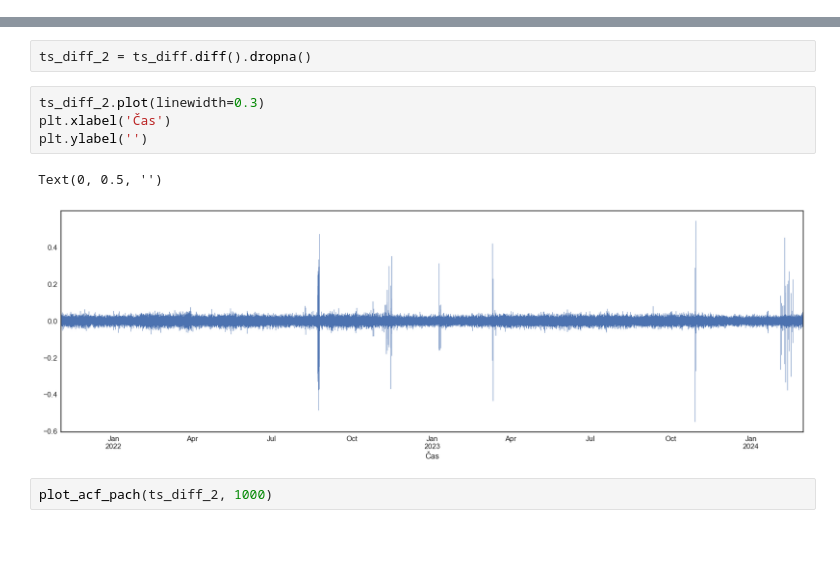
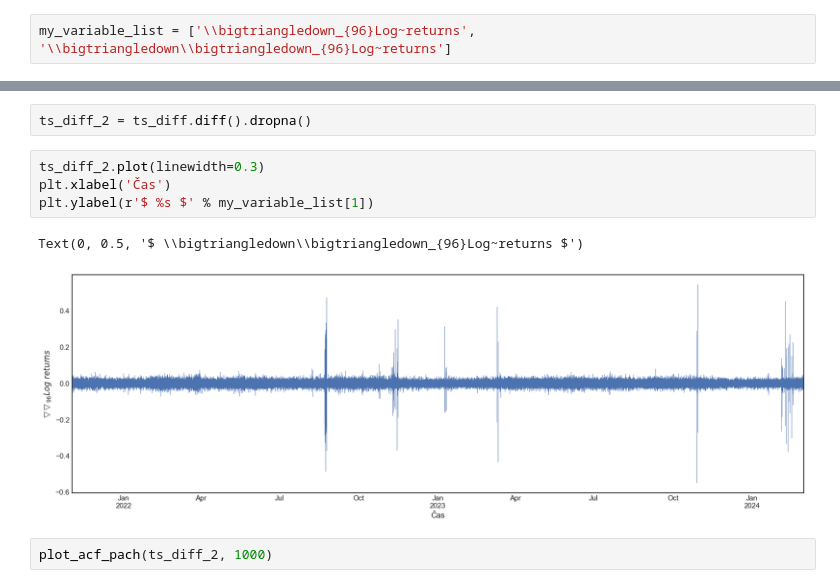
Before and after one commit to karolina-sa/Matematika-z-racunalnikom-projekt, a Jupyter notebook: napredna_analiza.ipynb, the cells around one changed output, grey strips where cells are left out. Cells and saved outputs as stored; diff of their text form; blank space fills up the shorter version.

```diff
--- a/napredna_analiza.ipynb
+++ b/napredna_analiza.ipynb
@@ -220,6 +231,8 @@ plot_acf_pach(podatki['log return'], 1000)
 [figure]
 # %%
 ts_diff = podatki['log return'].diff(periods = 96).dropna()
+# %%
+my_variable_list = ['\\bigtriangledown_{96}Log~returns', '\\bigtriangledown\\bigtriangledown_{96}Log~returns']
 # %%
 ts_diff.plot(linewidth=0.3)
 plt.xlabel('Čas')
@@ -236,10 +249,10 @@ ts_diff_2 = ts_diff.diff().dropna()
 # %%
 ts_diff_2.plot(linewidth=0.3)
 plt.xlabel('Čas')
-plt.ylabel('')
+plt.ylabel(r'$ %s $' % my_variable_list[1])
 # %% [output]
-Text(0, 0.5, '')
+Text(0, 0.5, '$ \\bigtriangledown\\bigtriangledown_{96}Log~returns $')
-[figure, old version]
+[figure, new version]
 # %%
 plot_acf_pach(ts_diff_2, 1000)
 # %% [output]
```
Also changed, not shown: parts of 52 cells of this notebook, 1 other file.
